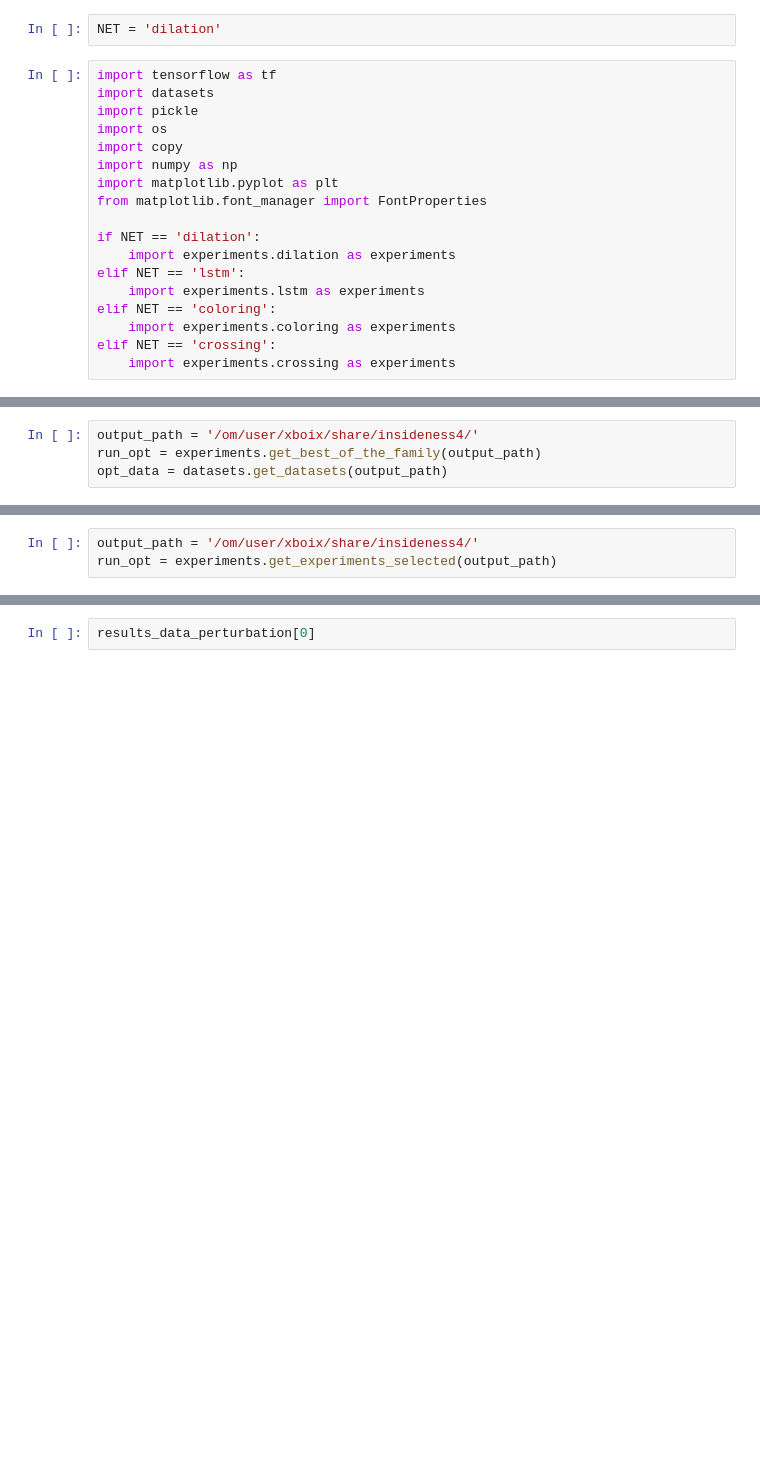
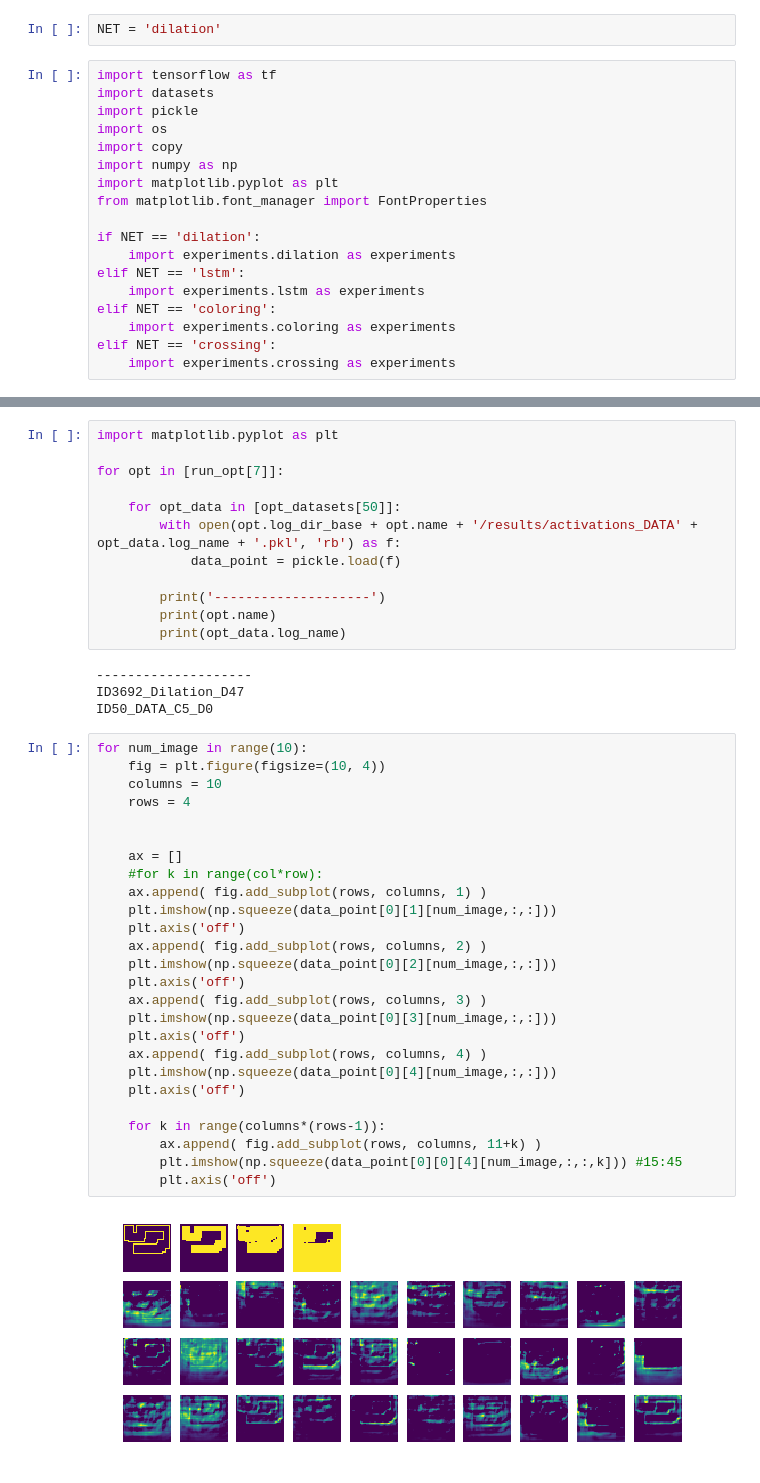
Before and after one commit to ssundaram21/symmetry, a Jupyter notebook: activations.ipynb, the cells around one changed output, grey strips where cells are left out. Drawn from its saved outputs; the diff is of its cells as text; blank space fills up the shorter version.

Commit message:
plot for spiral

```diff
--- a/activations.ipynb
+++ b/activations.ipynb
@@ -248,4 +37,0 @@ for c in batch_size:
-# %%
-output_path = '/om/user/xboix/share/insideness4/'
-run_opt = experiments.get_best_of_the_family(output_path)
-opt_data = datasets.get_datasets(output_path)
@@ -322,3 +37,0 @@ for res in results_data_generalization:
-# %%
-output_path = '/om/user/xboix/share/insideness4/'
-run_opt = experiments.get_experiments_selected(output_path)
@@ -452,2 +38,44 @@ for idx_strict, dataset_strict_complexity  in enumerate([True, False]):
-# %%
-results_data_perturbation[0]
+# %%
+import matplotlib.pyplot as plt
+
+for opt in [run_opt[7]]:
+
+    for opt_data in [opt_datasets[50]]:
+        with open(opt.log_dir_base + opt.name + '/results/activations_DATA' + opt_data.log_name + '.pkl', 'rb') as f:
+            data_point = pickle.load(f)
+
+        print('--------------------')
+        print(opt.name)
+        print(opt_data.log_name)
+# %% [output]
+--------------------
+ID3692_Dilation_D47
+ID50_DATA_C5_D0
+# %%
+for num_image in range(10):
+    fig = plt.figure(figsize=(10, 4))
+    columns = 10
+    rows = 4
+
+
+    ax = []
+    #for k in range(col*row):
+    ax.append( fig.add_subplot(rows, columns, 1) )
+    plt.imshow(np.squeeze(data_point[0][1][num_image,:,:]))
+    plt.axis('off')
+    ax.append( fig.add_subplot(rows, columns, 2) )
+    plt.imshow(np.squeeze(data_point[0][2][num_image,:,:]))
+    plt.axis('off')
+    ax.append( fig.add_subplot(rows, columns, 3) )
+    plt.imshow(np.squeeze(data_point[0][3][num_image,:,:]))
+    plt.axis('off')
+    ax.append( fig.add_subplot(rows, columns, 4) )
+    plt.imshow(np.squeeze(data_point[0][4][num_image,:,:]))
+    plt.axis('off')
+
+    for k in range(columns*(rows-1)):
+        ax.append( fig.add_subplot(rows, columns, 11+k) )
+        plt.imshow(np.squeeze(data_point[0][0][4][num_image,:,:,k])) #15:45
+        plt.axis('off')
+# %% [output]
+[figure, added]
```
Also changed, not shown: parts of 14 cells of this notebook.
